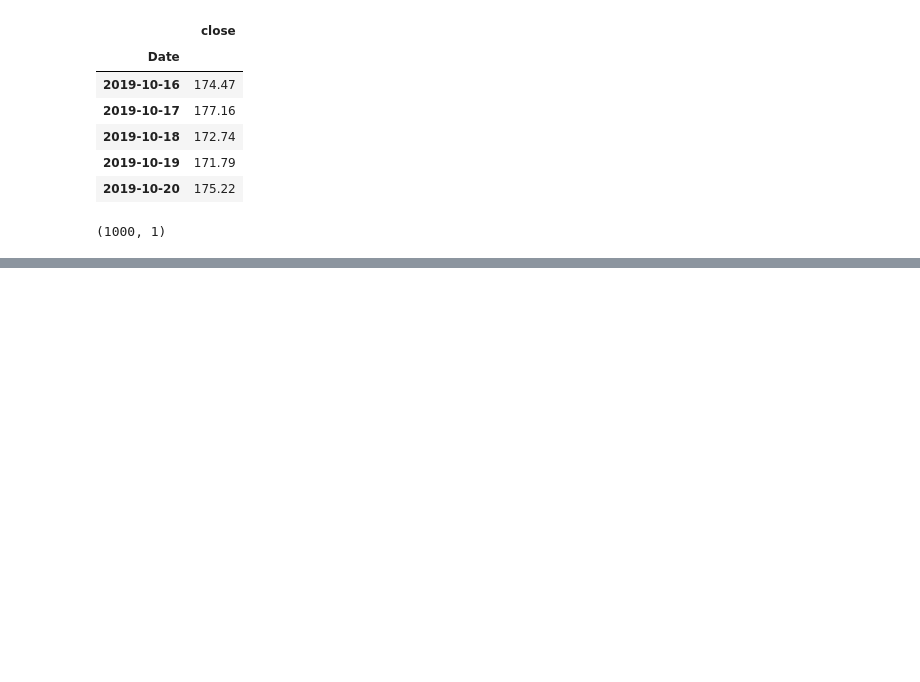
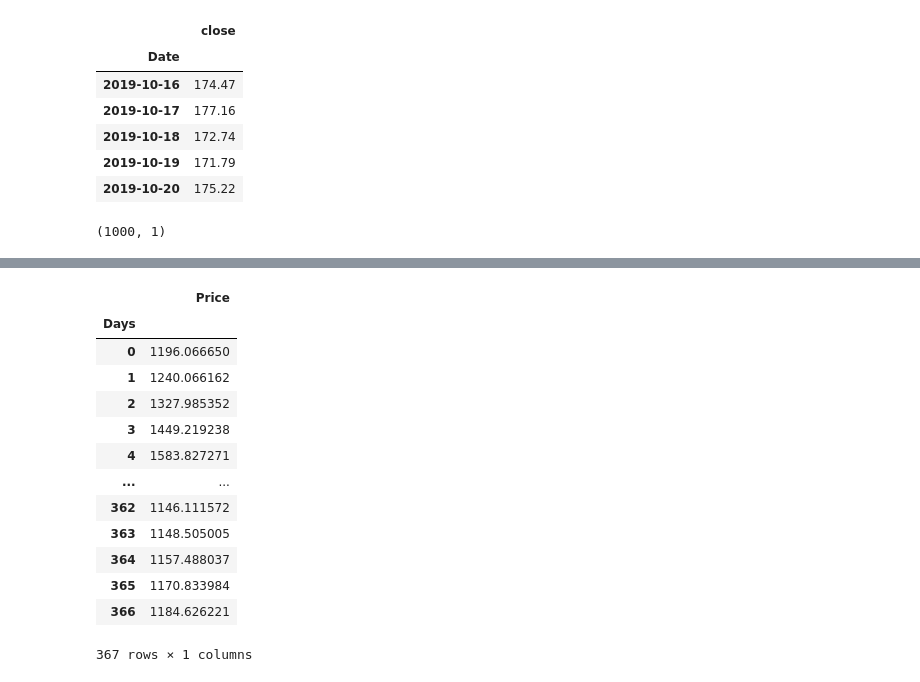
Before and after one commit to rudycav/Digital-Assets-Prediction-Model, a Jupyter notebook: Project/ Ethereum_model.ipynb, the cells around one changed output, grey strips where cells are left out. Cells and saved outputs as stored; diff of their text form; code cells hidden in the pictures; blank space fills up the shorter version.

```diff
--- a/Project/ Ethereum_model.ipynb
+++ b/Project/ Ethereum_model.ipynb
@@ -196,0 +166,20 @@ x_test, y_test = testing_set(testing_data)
+# %%
+predict_df = pd.DataFrame(predict, columns=['Price'])
+predict_df.index.name = 'Days'
+
+predict_df
+# %% [output]
+|  | Price |
+| Days |  |
+| 0 | 1196.066650 |
+| 1 | 1240.066162 |
+| 2 | 1327.985352 |
+| 3 | 1449.219238 |
+| 4 | 1583.827271 |
+| ... | ... |
+| 362 | 1146.111572 |
+| 363 | 1148.505005 |
+| 364 | 1157.488037 |
+| 365 | 1170.833984 |
+| 366 | 1184.626221 |
+367 rows × 1 columns
```
Also changed, not shown: parts of 13 cells of this notebook.
